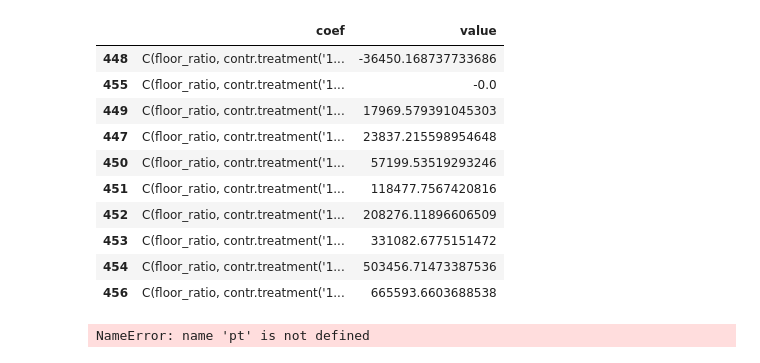
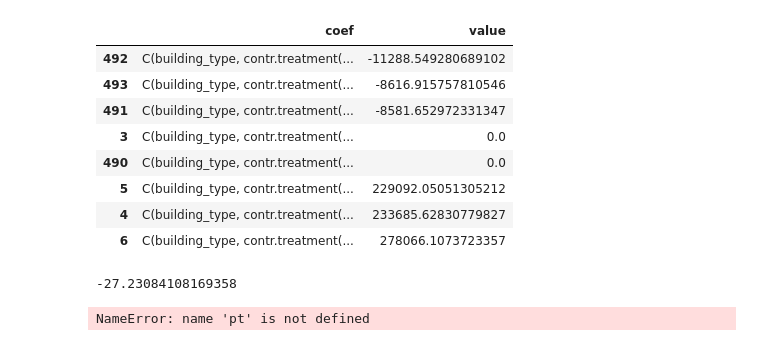
Before and after one commit to zermelozf/housepricetokyo, a Jupyter notebook: buy.ipynb, the cells around one changed output. Saved outputs shown, nothing was run; the diff lists cells and outputs as text; code cells hidden in the pictures.

```diff
--- a/buy.ipynb
+++ b/buy.ipynb
@@ -29,8 +29,8 @@ is_house +
     nearest_station_name +
     nearest_station_minutes +
     road +
-    C(floor_ratio, contr.treatment('200.0')) +
-    building_ratio +
+    C(floor_ratio, contr.treatment('150.0')) +
+    C(building_ratio, contr.treatment('80.0')) +
     C(orientation, contr.treatment('東')) +
     C(land_shape, contr.treatment('正方形'))
 ):land_m2
@@ -59,25 +67,27 @@ LassoCV(alphas=[0.1, 1, 10, 100, 1000, 10000], fit_intercept=False,
 # %%
 s = pd.DataFrame({
     'coef': X.columns,
     'value': model.coef_
 })
 s.to_csv('coef_.csv', index=False)
 s.sort_values('value').style.format("{:}")
 s[~s['coef'].str.contains('area|nearest')].sort_values('value').style.format("{:}")
 # s[s['coef'].str.contains('nearest')].sort_values('value').style.format("{:}")
-s[s['coef'].str.contains('floor')].sort_values('value').style.format("{:}")
+s[s['coef'].str.contains('building_type')].sort_values('value').style.format("{:}")
 # %% [output]
 |  | coef | value |
-| 448 | C(floor_ratio, contr.treatment('1... | -36450.168737733686 |
-| 455 | C(floor_ratio, contr.treatment('1... | -0.0 |
-| 449 | C(floor_ratio, contr.treatment('1... | 17969.579391045303 |
-| 447 | C(floor_ratio, contr.treatment('1... | 23837.215598954648 |
-| 450 | C(floor_ratio, contr.treatment('1... | 57199.53519293246 |
-| 451 | C(floor_ratio, contr.treatment('1... | 118477.7567420816 |
-| 452 | C(floor_ratio, contr.treatment('1... | 208276.11896606509 |
-| 453 | C(floor_ratio, contr.treatment('1... | 331082.6775151472 |
-| 454 | C(floor_ratio, contr.treatment('1... | 503456.71473387536 |
-| 456 | C(floor_ratio, contr.treatment('1... | 665593.6603688538 |
+| 492 | C(building_type, contr.treatment(... | -11288.549280689102 |
+| 493 | C(building_type, contr.treatment(... | -8616.915757810546 |
+| 491 | C(building_type, contr.treatment(... | -8581.652972331347 |
+| 3 | C(building_type, contr.treatment(... | 0.0 |
+| 490 | C(building_type, contr.treatment(... | 0.0 |
+| 5 | C(building_type, contr.treatment(... | 229092.05051305212 |
+| 4 | C(building_type, contr.treatment(... | 233685.62830779827 |
+| 6 | C(building_type, contr.treatment(... | 278066.1073723357 |
+# %%
+233685.62830779827/-8581.652972331347
+# %% [output]
+-27.23084108169358
 # %%
 x = {
     'is_new': 0,
```
Also changed, not shown: parts of 2 cells of this notebook, 7 other files.
